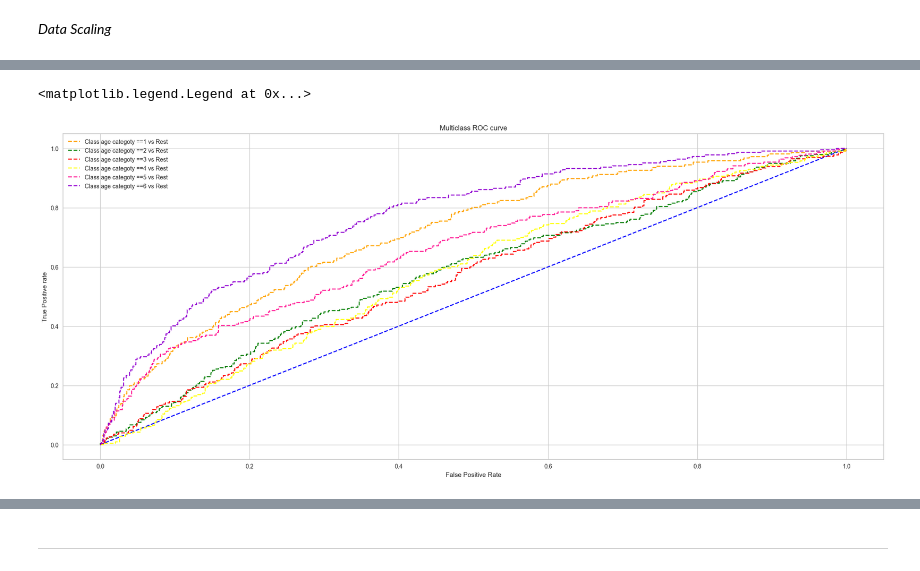
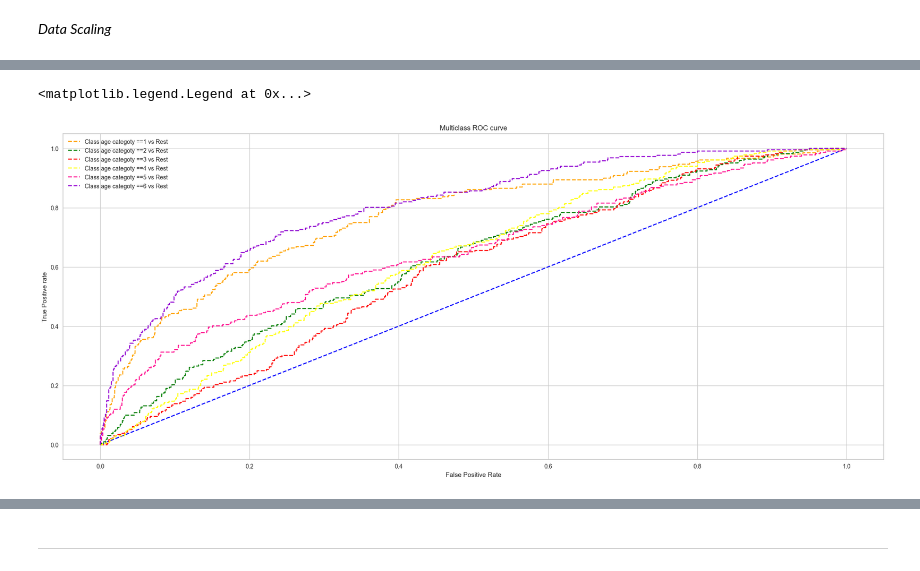
Before and after one commit to omars1234/Insurance_Analysis, a Jupyter notebook: Notebooks/Data_Classification/agecat_classification.ipynb, the cells around one changed output, grey strips where cells are left out. Saved outputs shown, nothing was run; the diff lists cells and outputs as text; code cells hidden in the pictures.

```diff
--- a/Notebooks/Data_Classification/agecat_classification.ipynb
+++ b/Notebooks/Data_Classification/agecat_classification.ipynb
@@ -275,13 +275,13 @@ from sklearn.multiclass import OneVsRestClassifier
 # %%
 matplotlib.rcParams["figure.figsize"]=(25,10)
 clf = OneVsRestClassifier(GradientBoostingClassifier(
-    subsample=0.8,
-    n_estimators= 90,
-    min_samples_split= 2,
+    subsample=1,
+    n_estimators= 110,
+    min_samples_split= 4,
     min_samples_leaf=1,
     max_features="sqrt",
-    max_depth= 3,
-    learning_rate=1)).fit(x_train,y_train)
+    max_depth= 4,
+    learning_rate=0.1)).fit(x_train,y_train)
 
 
 clf.fit(x_train, y_train)
@@ -289,34 +289,34 @@ pred = clf.predict(x_test)
 pred_prob = clf.predict_proba(x_test)
 
 # roc curve for classes
 fpr = {}
 tpr = {}
 thresh ={}
 
 n_class = 6
 
 random_probs = [0 for i in range(len(y_test))]
 p_fpr, p_tpr, _ = roc_curve(y_test, random_probs, pos_label=1)
 for i in range(n_class):
     fpr[i], tpr[i], thresh[i] = roc_curve(y_test, pred_prob[:,i], pos_label=i)
 
 # plotting
 plt.plot(p_fpr, p_tpr, linestyle='--', color='blue')
 plt.plot(fpr[0], tpr[0], linestyle='--',color='orange', label='Class age categoty ==1 vs Rest')
 plt.plot(fpr[1], tpr[1], linestyle='--',color='green', label='Class age categoty ==2 vs Rest')
 plt.plot(fpr[2], tpr[2], linestyle='--',color='red', label='Class age categoty ==3 vs Rest')
 plt.plot(fpr[3], tpr[3], linestyle='--',color='yellow', label='Class age categoty ==4 vs Rest')
 plt.plot(fpr[4], tpr[4], linestyle='--',color='DeepPink', label='Class age categoty ==5 vs Rest')
 plt.plot(fpr[5], tpr[5], linestyle='--',color='DarkViolet', label='Class age categoty ==6 vs Rest')
 
 plt.title('Multiclass ROC curve')
 plt.xlabel('False Positive Rate')
 plt.ylabel('True Positive rate')
 plt.legend(loc='best')
 #plt.savefig('Multiclass ROC',dpi=300);
 # %% [output]
 <matplotlib.legend.Legend at 0x...>
-[figure, old version]
+[figure, new version]
 # %%
 plt.subplot(231)
 plt.plot(p_fpr, p_tpr, linestyle='--', color='blue')
```
Also changed, not shown: parts of 16 cells of this notebook, 3 other files.
